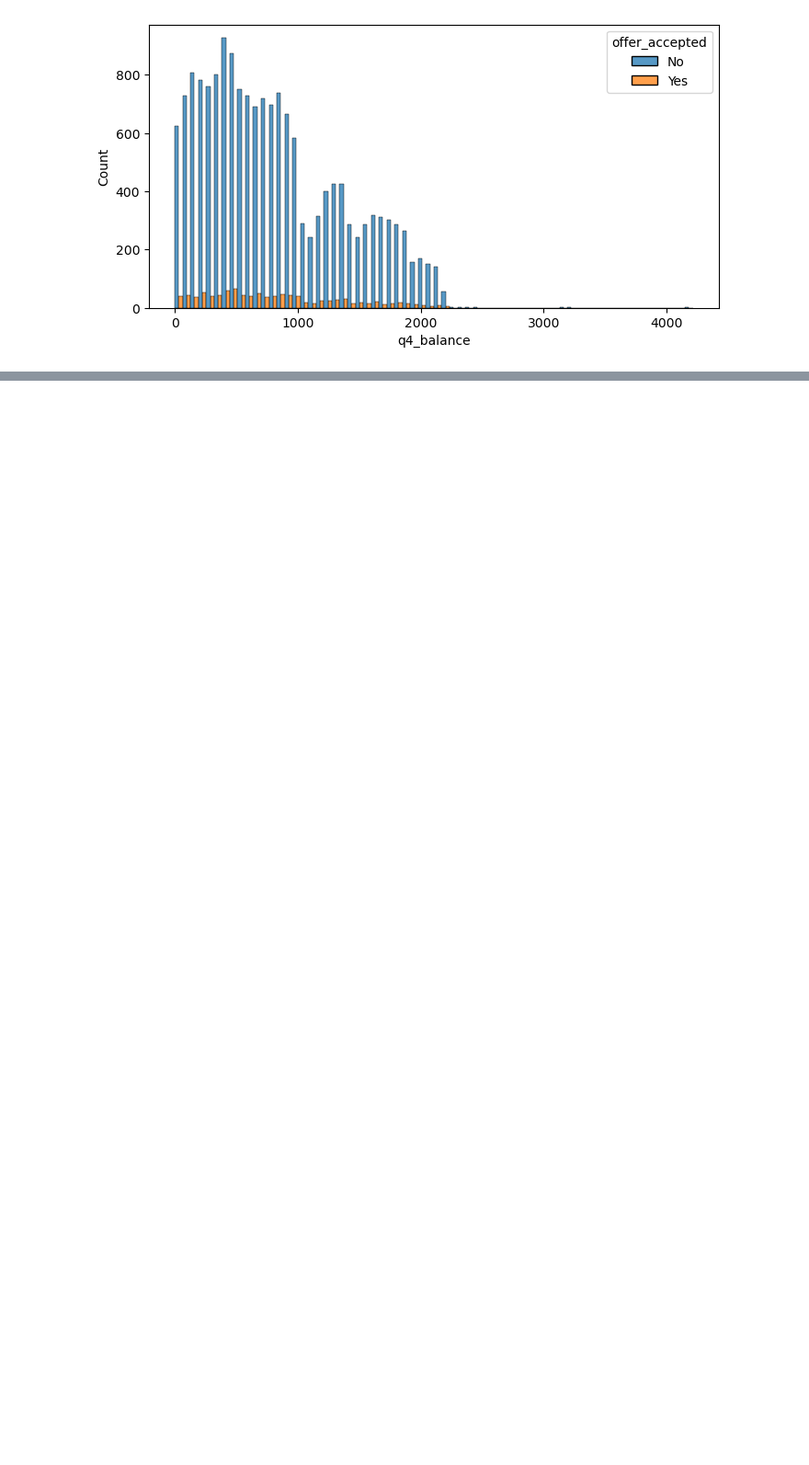
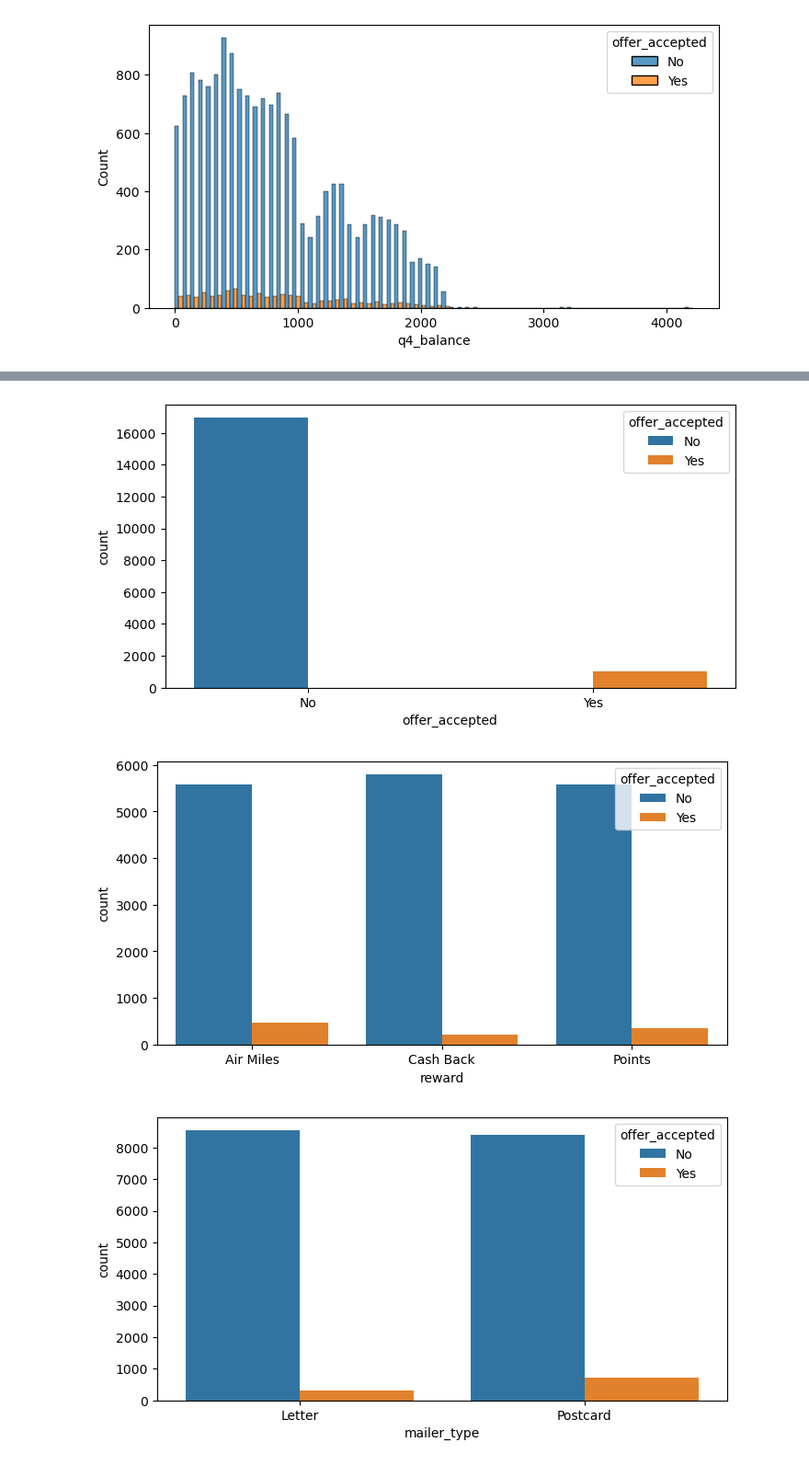
Before and after one commit to RetCast/data_mid_bootcamp_project_classification, a Jupyter notebook: data_mid_bootcamp_project_classification.ipynb, the cells around one changed output, grey strips where cells are left out. Shown: that part at 92% size. Cells and saved outputs as stored; diff of their text form; code cells hidden in the pictures; blank space fills up the shorter version.

```diff
--- a/data_mid_bootcamp_project_classification.ipynb
+++ b/data_mid_bootcamp_project_classification.ipynb
@@ -205,0 +379,10 @@ cat_df.head()
+# %%
+for column in cat_df.columns[0:5]:
+    if not column in ['customer_number']:
+        plt.figure(figsize=(8,4))
+        sns.countplot(data=data, x=cat_df[column], hue=data['offer_accepted'])
+        plt.show()
+# %% [output]
+[figure, added]
+[figure, added]
+[figure, added]
```
Also changed, not shown: parts of 86 cells of this notebook.
